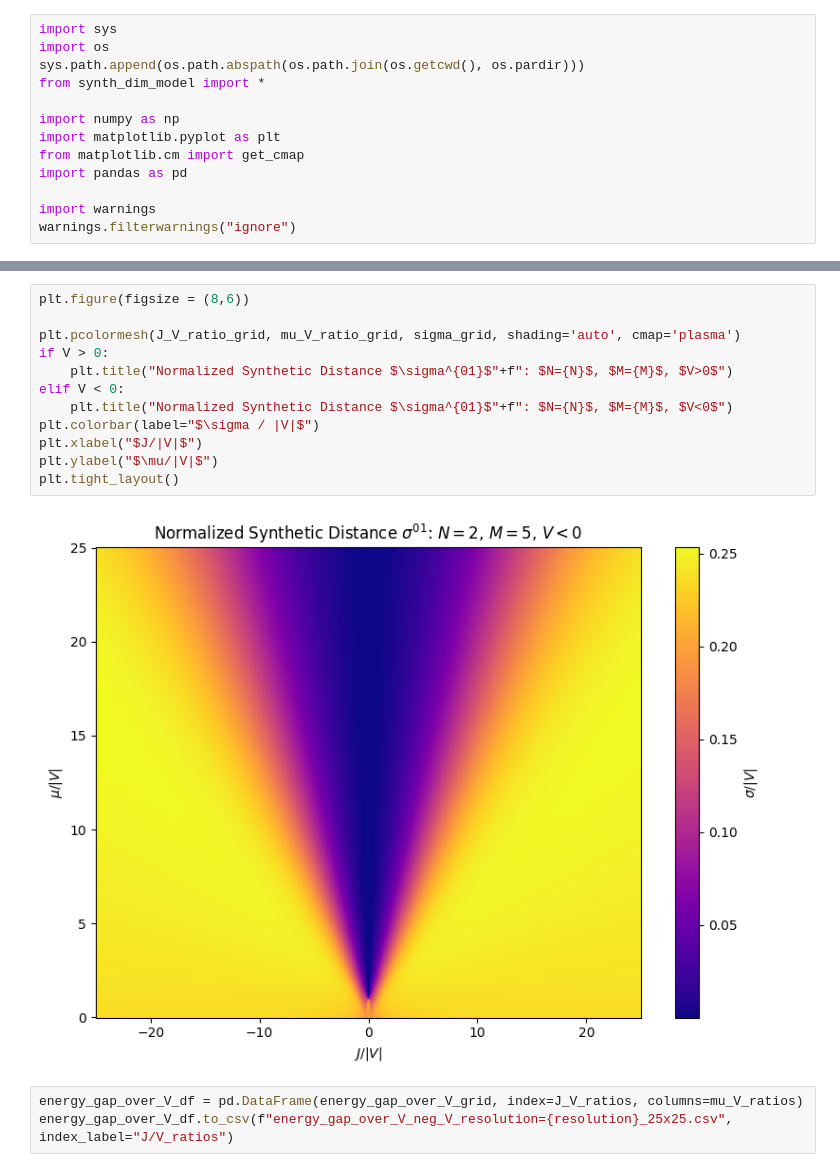
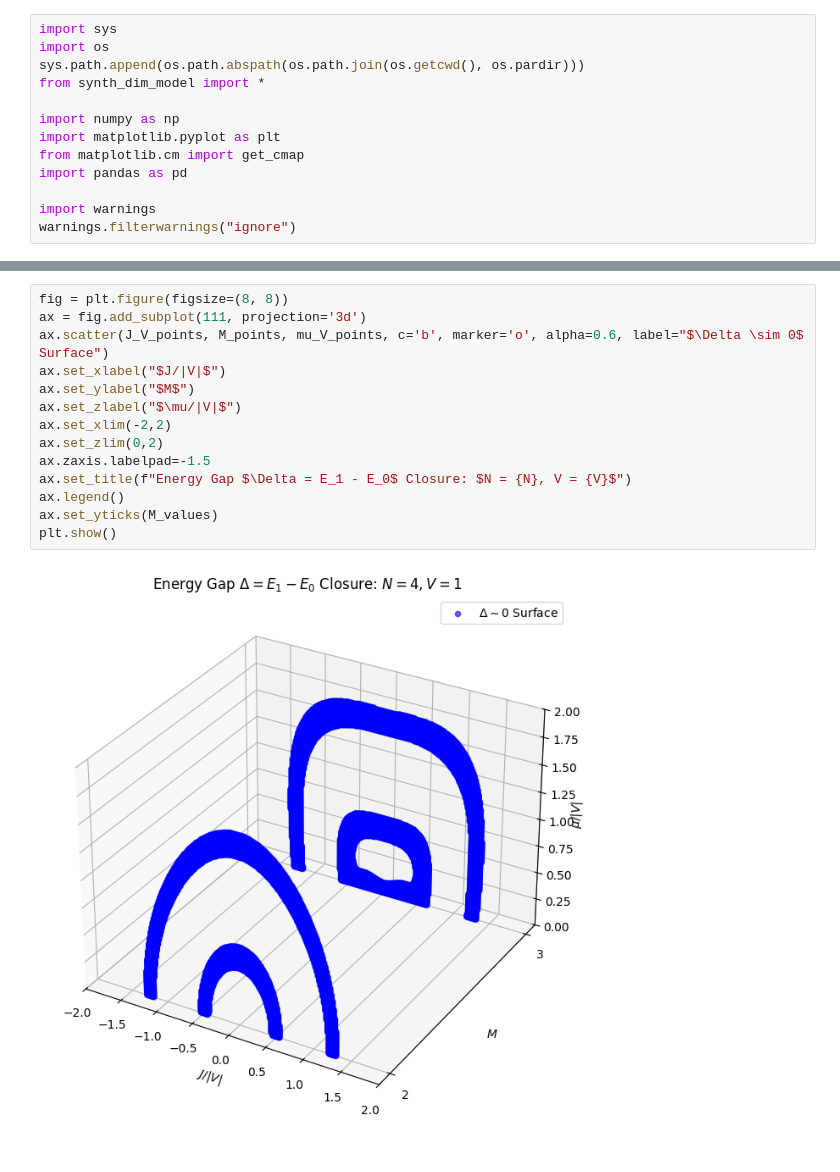
Before and after one commit to jwdesroches/synthetic_dimensions, a Jupyter notebook: adiabatic_evolution/energy_gap.ipynb, the cells around one changed output, grey strips where cells are left out. Cells and saved outputs as stored; diff of their text form.

```diff
--- a/adiabatic_evolution/energy_gap.ipynb
+++ b/adiabatic_evolution/energy_gap.ipynb
@@ -62,17 +105,16 @@ plt.tight_layout()
-# %%
-plt.figure(figsize = (8,6))
-
-plt.pcolormesh(J_V_ratio_grid, mu_V_ratio_grid, sigma_grid, shading='auto', cmap='plasma')
-if V > 0:
-    plt.title("Normalized Synthetic Distance $\sigma^{01}$"+f": $N={N}$, $M={M}$, $V>0$")
-elif V < 0:
-    plt.title("Normalized Synthetic Distance $\sigma^{01}$"+f": $N={N}$, $M={M}$, $V<0$")
-plt.colorbar(label="$\sigma / |V|$")
-plt.xlabel("$J/|V|$")
-plt.ylabel("$\mu/|V|$")
-plt.tight_layout()
-# %% [output]
-[figure, removed]
-# %%
-energy_gap_over_V_df = pd.DataFrame(energy_gap_over_V_grid, index=J_V_ratios, columns=mu_V_ratios)
-energy_gap_over_V_df.to_csv(f"energy_gap_over_V_neg_V_resolution={resolution}_25x25.csv", index_label="J/V_ratios")
+# %%
+fig = plt.figure(figsize=(8, 8))
+ax = fig.add_subplot(111, projection='3d')
+ax.scatter(J_V_points, M_points, mu_V_points, c='b', marker='o', alpha=0.6, label="$\Delta \sim 0$ Surface")
+ax.set_xlabel("$J/|V|$")
+ax.set_ylabel("$M$")
+ax.set_zlabel("$\mu/|V|$")
+ax.set_xlim(-2,2)
+ax.set_zlim(0,2)
+ax.zaxis.labelpad=-1.5
+ax.set_title(f"Energy Gap $\Delta = E_1 - E_0$ Closure: $N = {N}, V = {V}$")
+ax.legend()
+ax.set_yticks(M_values)
+plt.show()
+# %% [output]
+[figure, added]
```
Also changed, not shown: parts of 3 cells of this notebook, 9 other files.
